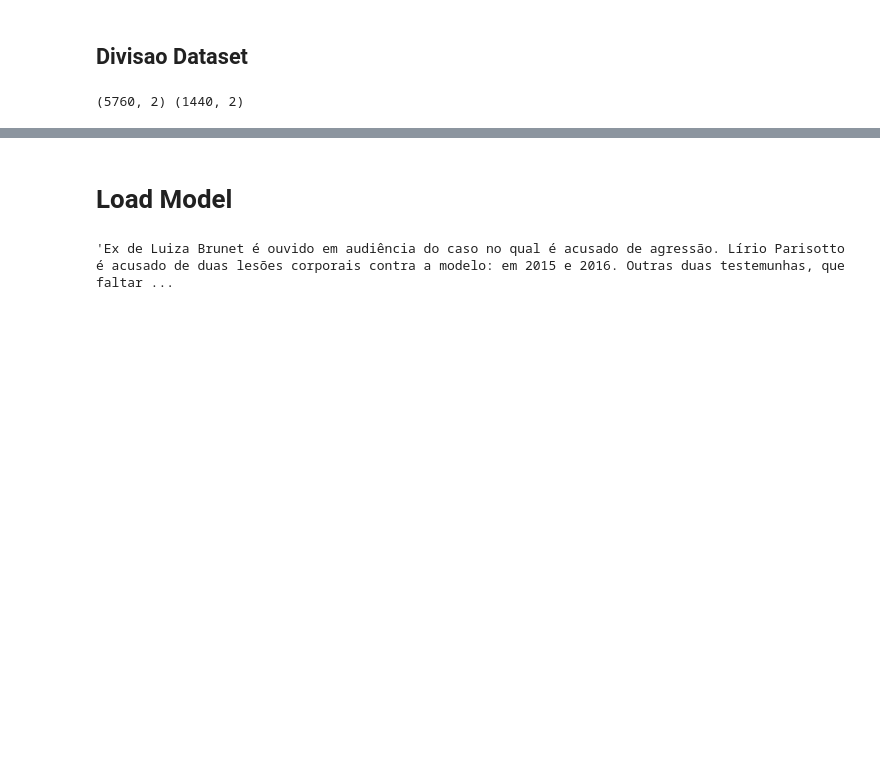
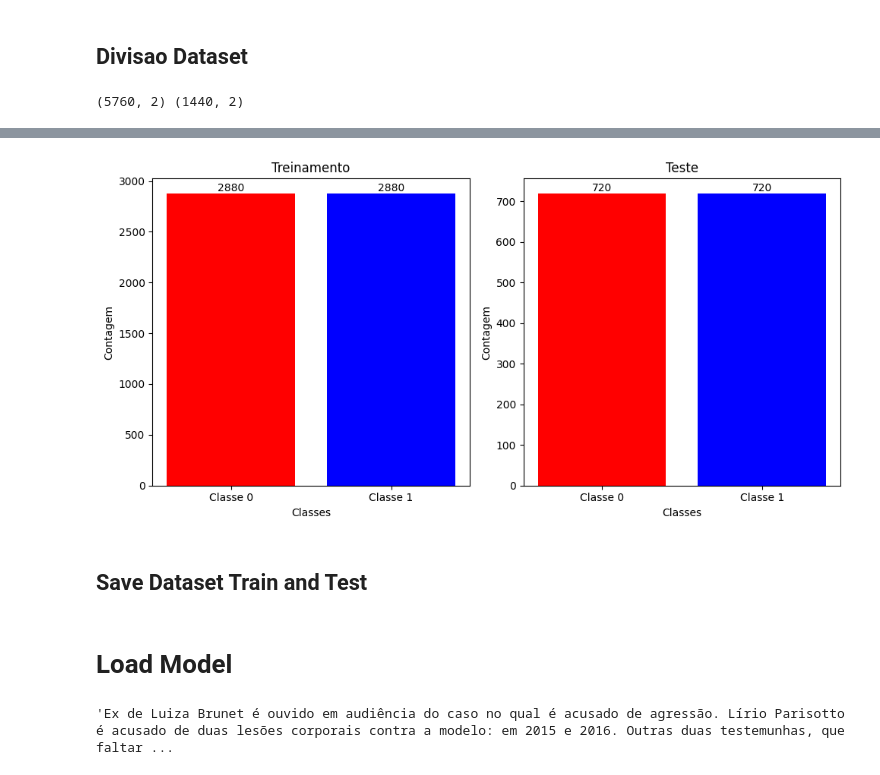
Before and after one commit to JessicaVicentini99/fake_br_corpus_lime, a Jupyter notebook: Lime_Experimento_Final_Classificacao.ipynb, the cells around one changed output, grey strips where cells are left out. Drawn from its saved outputs; the diff is of its cells as text; code cells hidden in the pictures; blank space fills up the shorter version.

```diff
--- a/Lime_Experimento_Final_Classificacao.ipynb
+++ b/Lime_Experimento_Final_Classificacao.ipynb
@@ -172,0 +194,14 @@ print(train.shape,test.shape)
+# %%
+# Conte as amostras da classe 0 e da classe 1 nos conjuntos de treinamento e teste.
+count_train_label_0 = (train["label"] == 0).sum()
+count_train_label_1 = (train["label"] == 1).sum()
+
+count_test_label_0 = (test["label"] == 0).sum()
+count_test_label_1 = (test["label"] == 1).sum()
+
+# Imprima as contagens.
+print("Contagem da classe 0 no conjunto de treinamento:", count_train_label_0)
+print("Contagem da classe 1 no conjunto de treinamento:", count_train_label_1)
+
+print("\nContagem da classe 0 no conjunto de teste:", count_test_label_0)
+print("Contagem da classe 1 no conjunto de teste:", count_test_label_1)
@@ -173,2 +230,41 @@ print(train.shape,test.shape)
+# %%
+import matplotlib.pyplot as plt
+
+# Supondo que você já tenha dividido seus dados em 'train' e 'test' e tenha contado as amostras de cada classe.
+
+# Defina as classes e as contagens para o conjunto de treinamento e teste.
+classes = ['Classe 0', 'Classe 1']
+train_counts = [count_train_label_0, count_train_label_1]
+test_counts = [count_test_label_0, count_test_label_1]
+
+# Crie um gráfico de barras para o conjunto de treinamento.
+plt.figure(figsize=(10, 5))
+plt.subplot(1, 2, 1)
+bars = plt.bar(classes, train_counts, color=['red', 'blue'])
+plt.title('Treinamento')
+plt.xlabel('Classes')
+plt.ylabel('Contagem')
+
+# Adicione a quantidade no topo de cada barra.
+for bar, count in zip(bars, train_counts):
+    plt.text(bar.get_x() + bar.get_width() / 2, bar.get_height(), count, ha='center', va='bottom')
+
+# Crie um gráfico de barras para o conjunto de teste.
+plt.subplot(1, 2, 2)
+bars = plt.bar(classes, test_counts, color=['red', 'blue'])
+plt.title('Teste')
+plt.xlabel('Classes')
+plt.ylabel('Contagem')
+
+# Adicione a quantidade no topo de cada barra.
+for bar, count in zip(bars, test_counts):
+    plt.text(bar.get_x() + bar.get_width() / 2, bar.get_height(), count, ha='center', va='bottom')
+
+plt.tight_layout()  # Para ajustar a posição dos gráficos.
+plt.show()
+# %% [output]
+[figure, added]
+# %% [markdown]
+## Save Dataset Train and Test
 # %%
 test_df = test.copy()
```
Also changed, not shown: parts of 52 cells of this notebook.
